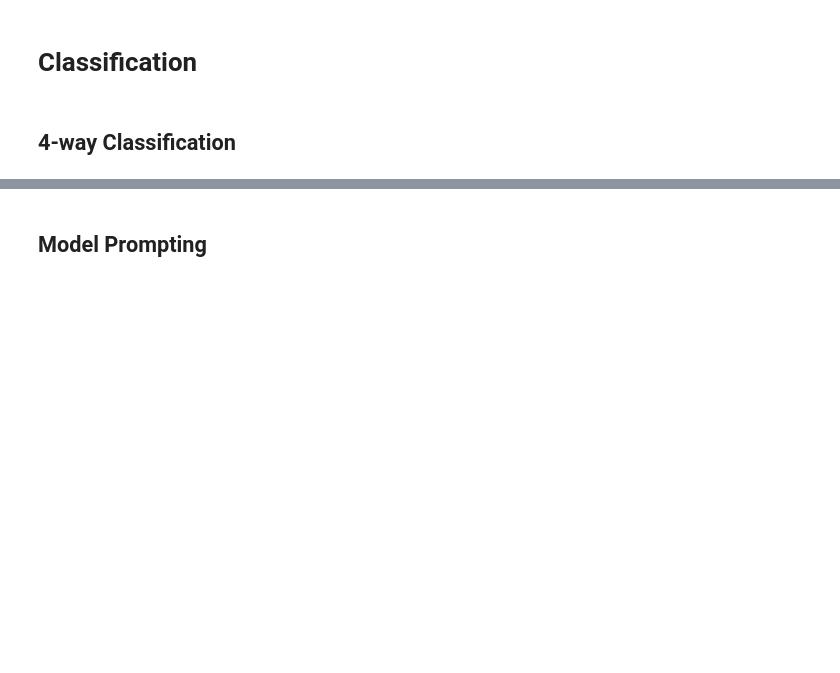
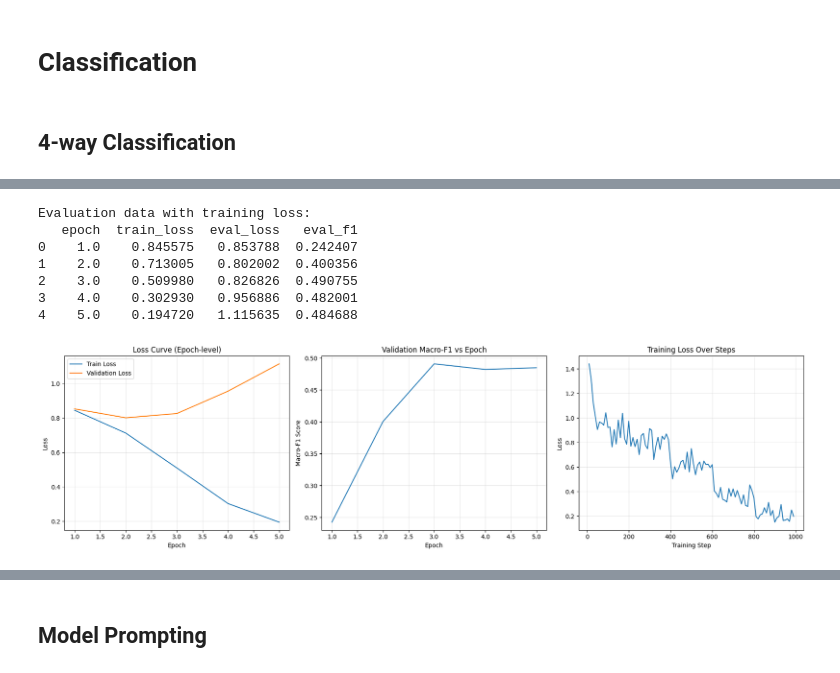
Before and after one commit to NamLe0609/natural-language-processing, a Jupyter notebook: main.ipynb, the cells around one changed output, grey strips where cells are left out. Drawn from its saved outputs; the diff is of its cells as text; code cells hidden in the pictures; blank space fills up the shorter version.

```diff
--- a/main.ipynb
+++ b/main.ipynb
@@ -579,0 +728,55 @@ Document-term matrix shape: (2724, 1000)
+# %%
+eval_df = pd.DataFrame([log for log in trainer.state.log_history if 'eval_loss' in log])
+train_data = pd.DataFrame([log for log in trainer.state.log_history if 'loss' in log and 'eval_loss' not in log])
+
+# For each evaluation epoch, get average training loss from nearby training logs
+train_loss_by_eval_epoch = []
+for eval_epoch in eval_df['epoch']:
+    # Find training logs close to this evaluation epoch (within 0.5)
+    nearby_train = train_data[(train_data['epoch'] >= eval_epoch - 0.5) &
+                              (train_data['epoch'] < eval_epoch + 0.5)]
+    avg_loss = nearby_train['loss'].mean() if len(nearby_train) > 0 else None
+    train_loss_by_eval_epoch.append(avg_loss)
+
+eval_df['train_loss'] = train_loss_by_eval_epoch
+
+print("Evaluation data with training loss:")
+print(eval_df[['epoch', 'train_loss', 'eval_loss', 'eval_f1']].to_string())
+
+# Plot
+fig, (ax1, ax2, ax3) = plt.subplots(1, 3, figsize=(18, 5))
+
+# Loss curve
+ax1.plot(eval_df['epoch'], eval_df['train_loss'], label='Train Loss')
+ax1.plot(eval_df['epoch'], eval_df['eval_loss'], label='Validation Loss')
+ax1.set_xlabel('Epoch')
+ax1.set_ylabel('Loss')
+ax1.set_title('Loss Curve (Epoch-level)')
+ax1.legend()
+ax1.grid(True, alpha=0.3)
+
+# Validation F1
+ax2.plot(eval_df['epoch'], eval_df['eval_f1'])
+ax2.set_xlabel('Epoch')
+ax2.set_ylabel('Macro-F1 Score')
+ax2.set_title('Validation Macro-F1 vs Epoch')
+ax2.grid(True, alpha=0.3)
+
+# Training loss over steps
+ax3.plot(train_data['step'], train_data['loss'])
+ax3.set_xlabel('Training Step')
+ax3.set_ylabel('Loss')
+ax3.set_title('Training Loss Over Steps')
+ax3.grid(True, alpha=0.3)
+
+plt.tight_layout()
+plt.show()
+# %% [output]
+Evaluation data with training loss:
+   epoch  train_loss  eval_loss   eval_f1
+0    1.0    0.845575   0.853788  0.242407
+1    2.0    0.713005   0.802002  0.400356
+2    3.0    0.509980   0.826826  0.490755
+3    4.0    0.302930   0.956886  0.482001
+4    5.0    0.194720   1.115635  0.484688
+[figure, added]
```
Also changed, not shown: parts of 17 cells of this notebook, 3 other files.
